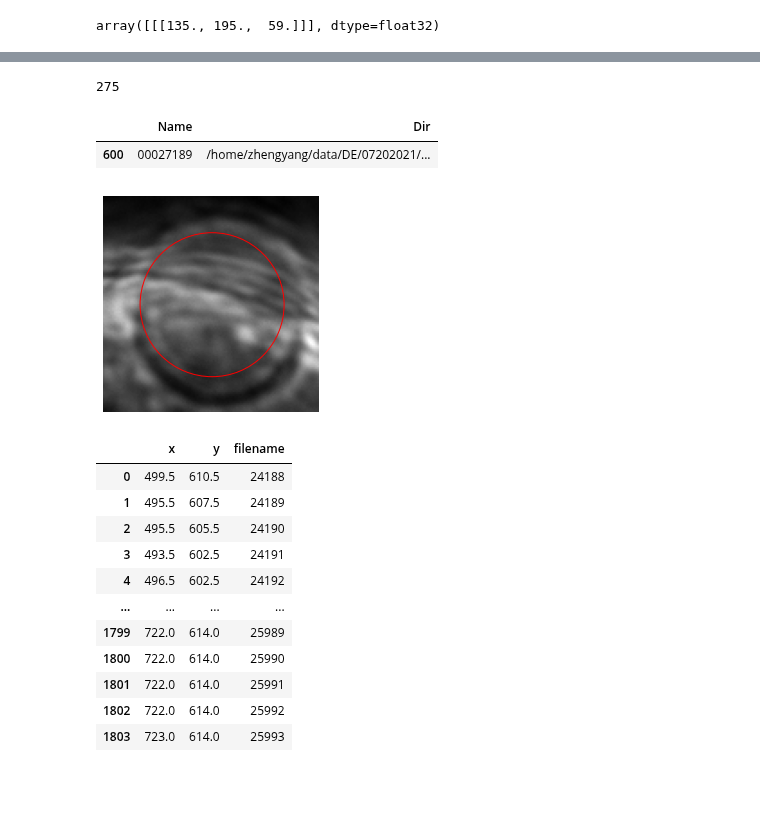
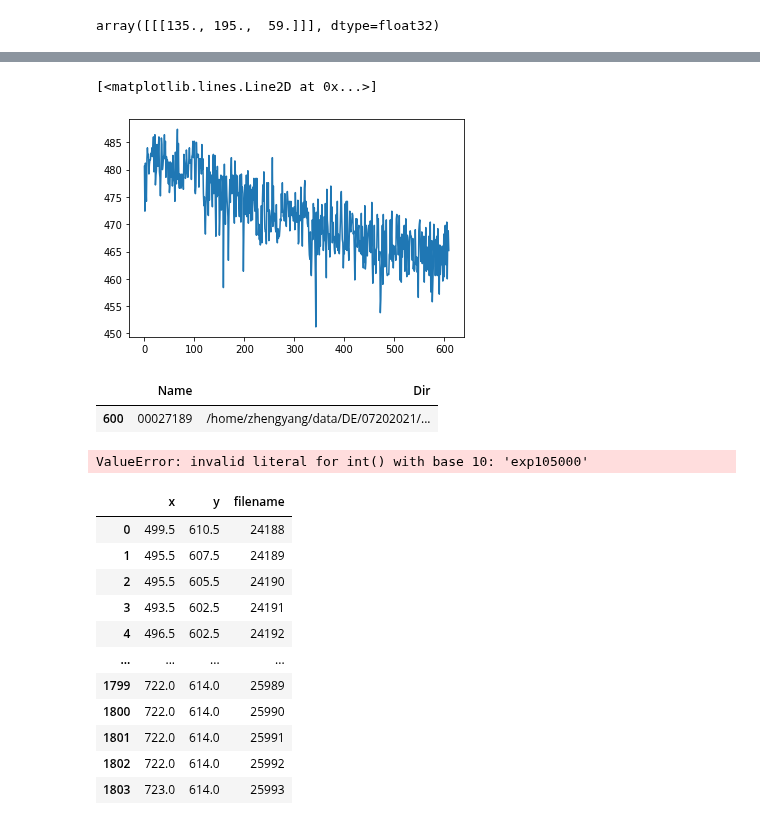
Before and after one commit to ZLoverty/DE, a Jupyter notebook: Code/Circle-detection/crop-HoughCircles-ND2.ipynb, the cells around one changed output, grey strips where cells are left out. Cells and saved outputs as stored; diff of their text form; code cells hidden in the pictures; blank space fills up the shorter version.

```diff
--- a/Code/Circle-detection/crop-HoughCircles-ND2.ipynb
+++ b/Code/Circle-detection/crop-HoughCircles-ND2.ipynb
@@ -158,7 +161,8 @@ data.to_csv(os.path.join(main_output_folder, 'traj.csv'), index=False)
 # %%
-num
+plt.plot(data.x)
 # %% [output]
-275
+[<matplotlib.lines.Line2D at 0x...>]
+[figure, added]
 # %%
 l.loc[l.Name=='00027189']
 # %% [output]
@@ -166,9 +170,9 @@ l.loc[l.Name=='00027189']
 | 600 | 00027189 | /home/zhengyang/data/DE/07202021/... |
 # %%
 # check tracking quality
-start = 1590
+start = 100
 interval = 10
-end = 1620
+end = 150
 
 # load data from file
 data = pd.read_csv(os.path.join(main_output_folder, 'traj.csv'))
@@ -197,7 +201,7 @@ for num, i in data.iterrows():
     if num >= end:
         break
 # %% [output]
-[figure, removed]
+ValueError: invalid literal for int() with base 10: 'exp105000'
 # %%
 data
 # %% [output]
```
Also changed, not shown: parts of 6 cells of this notebook, 29 other files.
